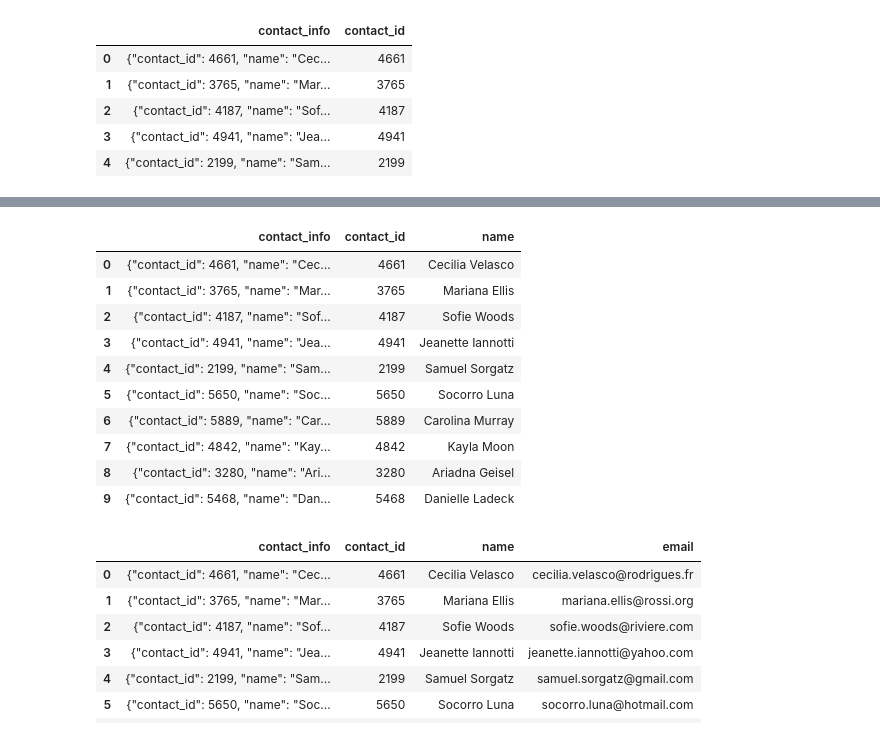
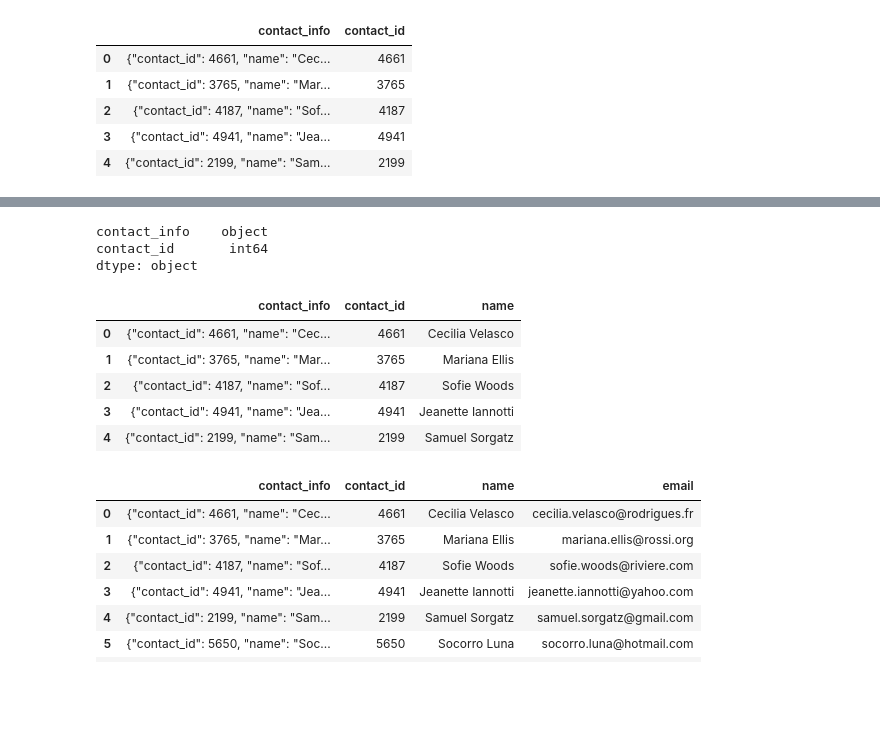
Before and after one commit to Amirgol00/Crowdfunding-ETL, a Jupyter notebook: Amir_Golshan_ETL_Mini_Project_Starter_Code.ipynb, the cells around one changed output, grey strips where cells are left out. Drawn from its saved outputs; the diff is of its cells as text; code cells hidden in the pictures; blank space fills up the shorter version.

```diff
--- a/Amir_Golshan_ETL_Mini_Project_Starter_Code.ipynb
+++ b/Amir_Golshan_ETL_Mini_Project_Starter_Code.ipynb
@@ -316,6 +316,8 @@ Then export the DataFrame as a `contacts.csv` CSV file.
 # Iterate through the contact_info_df and convert each row to a dictionary.
 import json
 dict_values = []
+for index, row in contact_info_df.iterrows():
+    dict_values.append(row.to_dict())
 
 
 # Print out the list of values for each row.
@@ -325,5 +327,7 @@ print(dict_values)
 # %%
 # Create a contact_info DataFrame and add each list of values, i.e., each row
 # to the 'contact_id', 'name', 'email' columns.
+contact_info_df = pd.DataFrame(dict_values, columns=['contact_id', 'name', 'email'])
+contact_info_df.head()
 # %% [output]
 |  | contact_id | name | email |
@@ -406,7 +415,11 @@ contact_info_df_copy.head()
 | 3 | {"contact_id": 4941, "name": "Jea... |
 | 4 | {"contact_id": 2199, "name": "Sam... |
 # %%
-# Extract the four-digit contact ID number.
+# Extract the four-digit contact ID number and populate the contact_id column
+
+contact_info_df_copy['contact_id'] = contact_info_df_copy['contact_info'].str.extract(r'"contact_id": (\d{4})')
+
+contact_info_df_copy.head()
 # %% [output]
 |  | contact_info | contact_id |
 | 0 | {"contact_id": 4661, "name": "Cec... | 4661 |
@@ -429,2 +437,3 @@ memory usage: 15.8+ KB
 # %%
 # Convert the "contact_id" column to an int64 data type.
+contact_info_df_copy['contact_id'] = contact_info_df_copy['contact_id'].astype('int64')
@@ -441,16 +440,20 @@ memory usage: 15.8+ KB
+# %%
+#check the datatypes again
+contact_info_df_copy.dtypes
+# %% [output]
+contact_info    object
+contact_id       int64
+dtype: object
 # %%
 # Extract the name of the contact and add it to a new column.
+contact_info_df_copy['name'] = contact_info_df_copy['contact_info'].str.extract(r'"name": "([^"]+)"')
+contact_info_df_copy.head()
 # %% [output]
 |  | contact_info | contact_id | name |
 | 0 | {"contact_id": 4661, "name": "Cec... | 4661 | Cecilia Velasco |
 | 1 | {"contact_id": 3765, "name": "Mar... | 3765 | Mariana Ellis |
 | 2 | {"contact_id": 4187, "name": "Sof... | 4187 | Sofie Woods |
 | 3 | {"contact_id": 4941, "name": "Jea... | 4941 | Jeanette Iannotti |
 | 4 | {"contact_id": 2199, "name": "Sam... | 2199 | Samuel Sorgatz |
-| 5 | {"contact_id": 5650, "name": "Soc... | 5650 | Socorro Luna |
-| 6 | {"contact_id": 5889, "name": "Car... | 5889 | Carolina Murray |
-| 7 | {"contact_id": 4842, "name": "Kay... | 4842 | Kayla Moon |
-| 8 | {"contact_id": 3280, "name": "Ari... | 3280 | Ariadna Geisel |
-| 9 | {"contact_id": 5468, "name": "Dan... | 5468 | Danielle Ladeck |
 # %%
 # Extract the email from the contacts and add the values to a new column.
```
Also changed, not shown: parts of 11 cells of this notebook.
